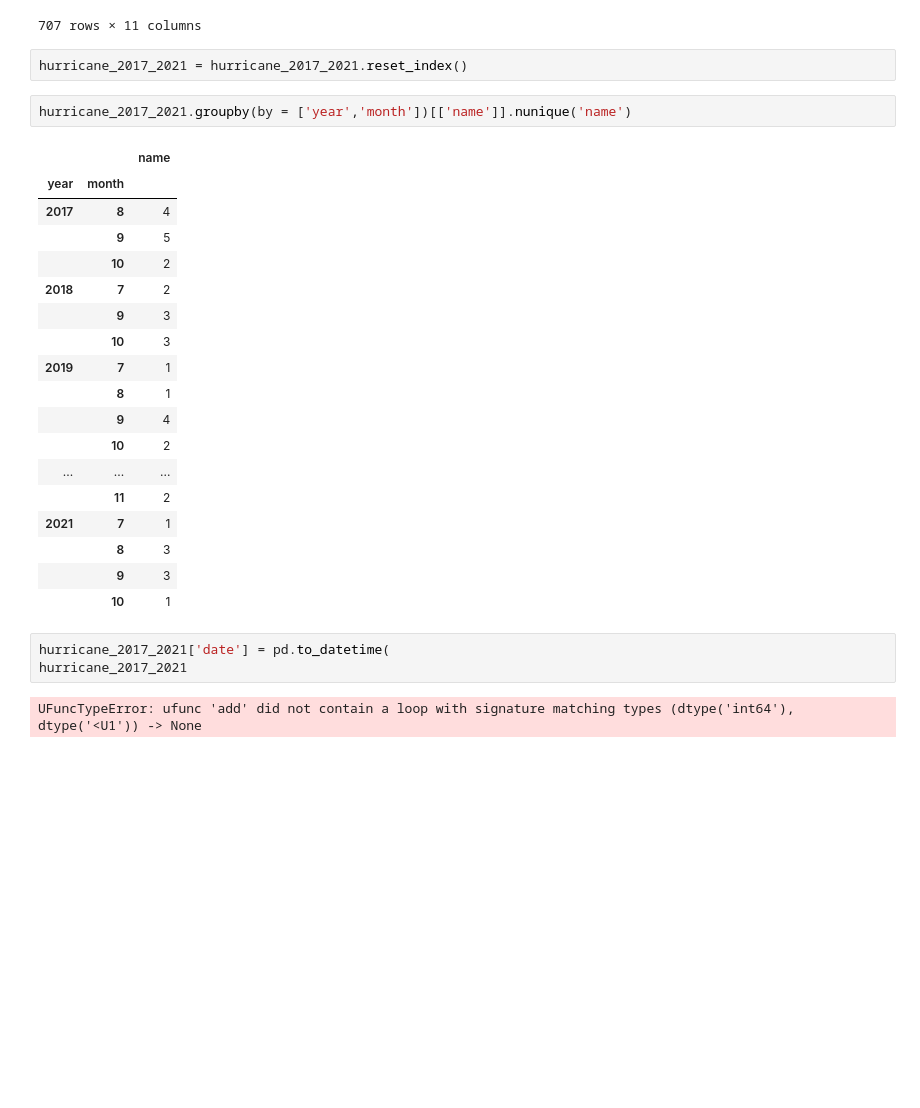
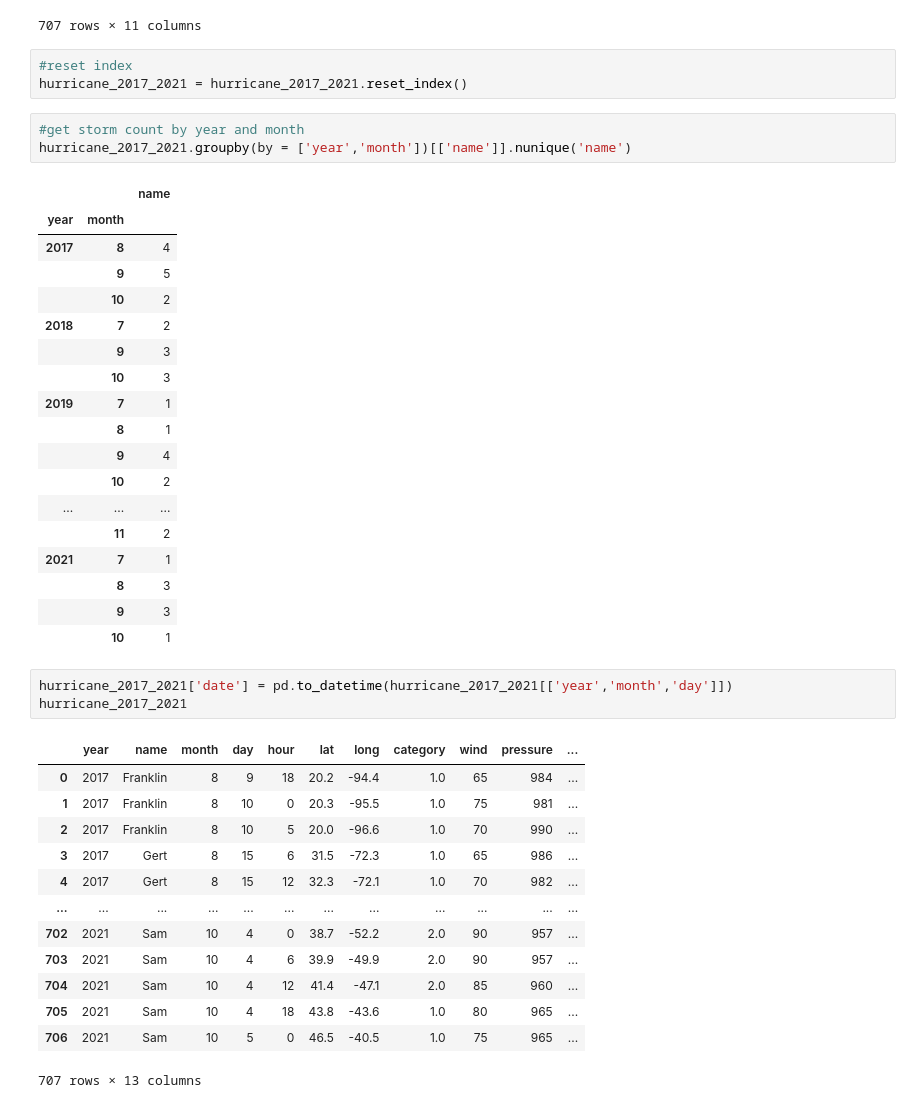
Before and after one commit to UDoWhile/Project-1, a Jupyter notebook: main.ipynb, the cells around one changed output. Drawn from its saved outputs; the diff is of its cells as text; blank space fills up the shorter version.

```diff
--- a/main.ipynb
+++ b/main.ipynb
@@ -76,8 +93,10 @@ hurricane_2017_2021
 | 2021 | Sam | 10 | 5 | 0 | 46.5 | -40.5 | 1.0 | 75 | 965 | ... |
 707 rows × 11 columns
 # %%
+#reset index
 hurricane_2017_2021 = hurricane_2017_2021.reset_index()
 # %%
+#get storm count by year and month
 hurricane_2017_2021.groupby(by = ['year','month'])[['name']].nunique('name')
 # %% [output]
 |  |  | name |
@@ -99,7 +118,19 @@ hurricane_2017_2021.groupby(by = ['year','month'])[['name']].nunique('name')
 |  | 9 | 3 |
 |  | 10 | 1 |
 # %%
-hurricane_2017_2021['date'] = pd.to_datetime(
+hurricane_2017_2021['date'] = pd.to_datetime(hurricane_2017_2021[['year','month','day']])
 hurricane_2017_2021
 # %% [output]
+|  | year | name | month | day | hour | lat | long | category | wind | pressure | ... |
+| 0 | 2017 | Franklin | 8 | 9 | 18 | 20.2 | -94.4 | 1.0 | 65 | 984 | ... |
+| 1 | 2017 | Franklin | 8 | 10 | 0 | 20.3 | -95.5 | 1.0 | 75 | 981 | ... |
+| 2 | 2017 | Franklin | 8 | 10 | 5 | 20.0 | -96.6 | 1.0 | 70 | 990 | ... |
+| 3 | 2017 | Gert | 8 | 15 | 6 | 31.5 | -72.3 | 1.0 | 65 | 986 | ... |
+| 4 | 2017 | Gert | 8 | 15 | 12 | 32.3 | -72.1 | 1.0 | 70 | 982 | ... |
+| ... | ... | ... | ... | ... | ... | ... | ... | ... | ... | ... | ... |
+| 702 | 2021 | Sam | 10 | 4 | 0 | 38.7 | -52.2 | 2.0 | 90 | 957 | ... |
+| 703 | 2021 | Sam | 10 | 4 | 6 | 39.9 | -49.9 | 2.0 | 90 | 957 | ... |
+| 704 | 2021 | Sam | 10 | 4 | 12 | 41.4 | -47.1 | 2.0 | 85 | 960 | ... |
+| 705 | 2021 | Sam | 10 | 4 | 18 | 43.8 | -43.6 | 1.0 | 80 | 965 | ... |
+| 706 | 2021 | Sam | 10 | 5 | 0 | 46.5 | -40.5 | 1.0 | 75 | 965 | ... |
-UFuncTypeError: ufunc 'add' did not contain a loop with signature matching types (dtype('int64'), dtype('<U1')) -> None
+707 rows × 13 columns
```
Also changed, not shown: parts of 10 cells of this notebook.
